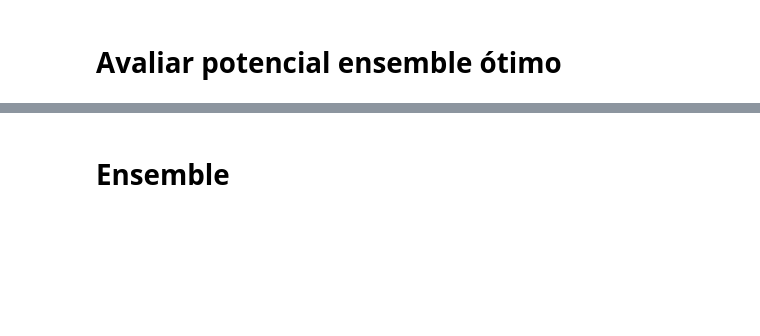
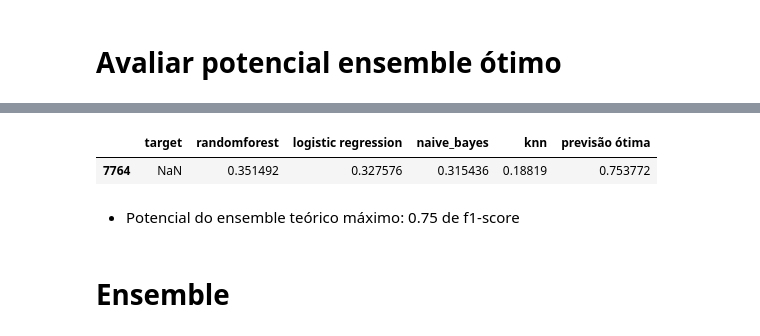
Before and after one commit to brenoakihiromorimoto/portf-lio, a Jupyter notebook: tera/desafio_luizalabs/Desafio_Luizalabs.ipynb, the cells around one changed output, grey strips where cells are left out. Drawn from its saved outputs; the diff is of its cells as text; code cells hidden in the pictures; blank space fills up the shorter version.

```diff
--- a/tera/desafio_luizalabs/Desafio_Luizalabs.ipynb
+++ b/tera/desafio_luizalabs/Desafio_Luizalabs.ipynb
@@ -1773,11 +1826,17 @@ for col in potencial_ensemble:
 row = {'randomforest': f1_score(potencial_ensemble.target,  potencial_ensemble['randomforest']),
        'logistic regression' : f1_score(potencial_ensemble.target, potencial_ensemble['logistic regression']),
        'knn': f1_score(potencial_ensemble.target, potencial_ensemble['knn']),
+       'naive_bayes': f1_score(potencial_ensemble.target, potencial_ensemble['naive_bayes']),
        'previsão ótima' : f1_score(potencial_ensemble.target, potencial_ensemble['previsão ótima'])}
 # %%
 potencial_ensemble = potencial_ensemble.append(row, ignore_index=True)
 # %%
-potencial_ensemble
+potencial_ensemble[-1:]
+# %% [output]
+|  | target | randomforest | logistic regression | naive_bayes | knn | previsão ótima |
+| 7764 | NaN | 0.351492 | 0.327576 | 0.315436 | 0.18819 | 0.753772 |
+# %% [markdown]
+* Potencial do ensemble teórico máximo: 0.75 de f1-score
 # %% [markdown]
 # Ensemble
 # %%
```
Also changed, not shown: parts of 54 cells of this notebook.
